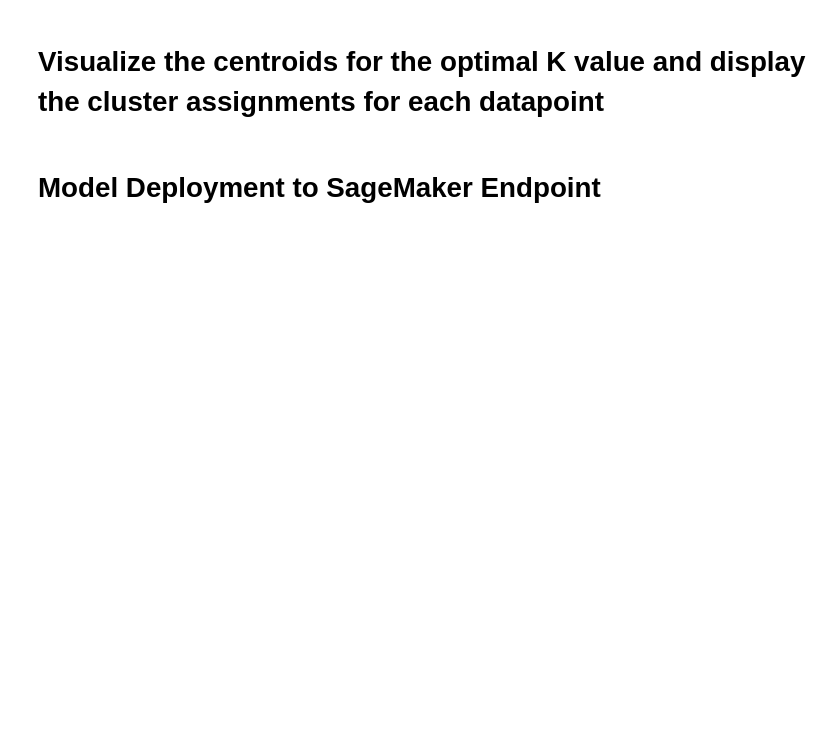
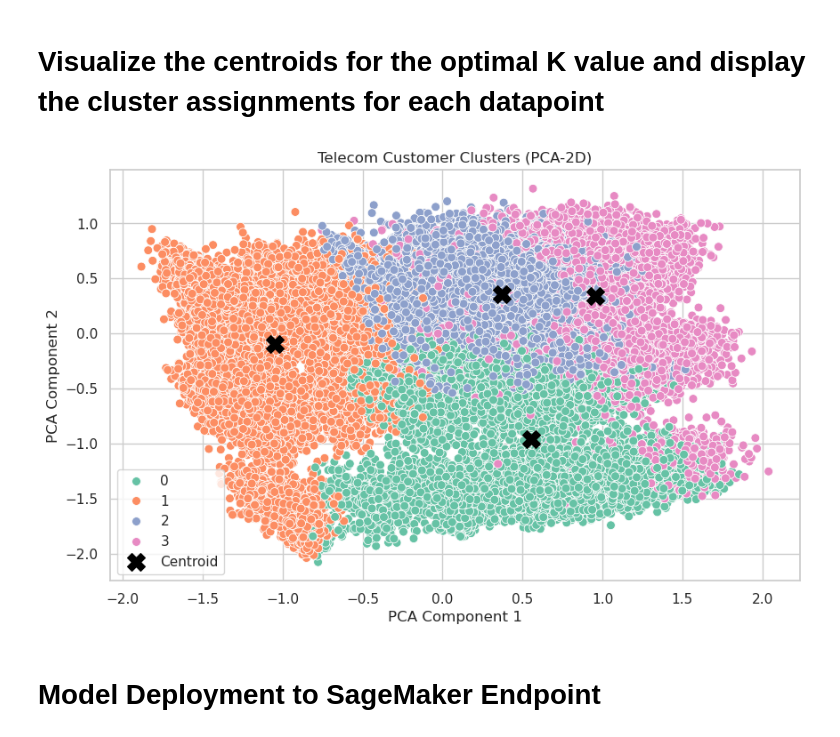
Before and after one commit to Hackyeahh/comm493-cloud-crusaders, a Jupyter notebook: main clustering.ipynb, the cells around one changed output. Cells and saved outputs as stored; diff of their text form; code cells hidden in the pictures; blank space fills up the shorter version.

```diff
--- a/main clustering.ipynb
+++ b/main clustering.ipynb
@@ -739,0 +749,50 @@ plt.show()  # Display the plot
+# %%
+# Use best K = 4 based on Elbow + Silhouette analysis
+best_k = 4
+
+# Find the model path for K = 4
+best_model_path = next(path for k, path in model_paths if k == best_k)
+
+# Download the best model from S3
+local_path = '/tmp/best_model.tar.gz'
+s3_client.download_file(
+    sagemaker_session.default_bucket(),
+    best_model_path.replace(f's3://{sagemaker_session.default_bucket()}/', ''),
+    local_path
+)
+
+# Extract model files
+with tarfile.open(local_path) as tar:
+    tar.extractall(path='/tmp/best_model')
+
+# Load model parameters (centroids)
+kmeans_best_params = mx.ndarray.load('/tmp/best_model/model_algo-1')
+centroids_best = kmeans_best_params[0].asnumpy()
+
+# Assign clusters
+distances_best = np.linalg.norm(pca_30[:, np.newaxis] - centroids_best, axis=2)
+cluster_labels = np.argmin(distances_best, axis=1)
+
+# Add clusters to the original (or reduced) DataFrame
+df['Cluster'] = cluster_labels  # Or create a new df if needed
+
+# OPTIONAL: Reduce PCA30 to 2D for plotting
+from sklearn.decomposition import PCA
+pca_2d = PCA(n_components=2).fit_transform(pca_30)
+
+# Plotting the PCA clusters
+plt.figure(figsize=(10, 6))
+sns.scatterplot(x=pca_2d[:, 0], y=pca_2d[:, 1], hue=cluster_labels, palette='Set2', s=50)
+
+# Project centroids into 2D PCA space for visualization
+centroids_2d = PCA(n_components=2).fit(pca_30).transform(centroids_best)
+plt.scatter(centroids_2d[:, 0], centroids_2d[:, 1], s=200, c='black', marker='X', label='Centroid')
+
+plt.title('Telecom Customer Clusters (PCA-2D)')
+plt.xlabel('PCA Component 1')
+plt.ylabel('PCA Component 2')
+plt.legend()
+plt.grid(True)
+plt.show()
+# %% [output]
+[figure, added]
```
Also changed, not shown: parts of 19 cells of this notebook.
